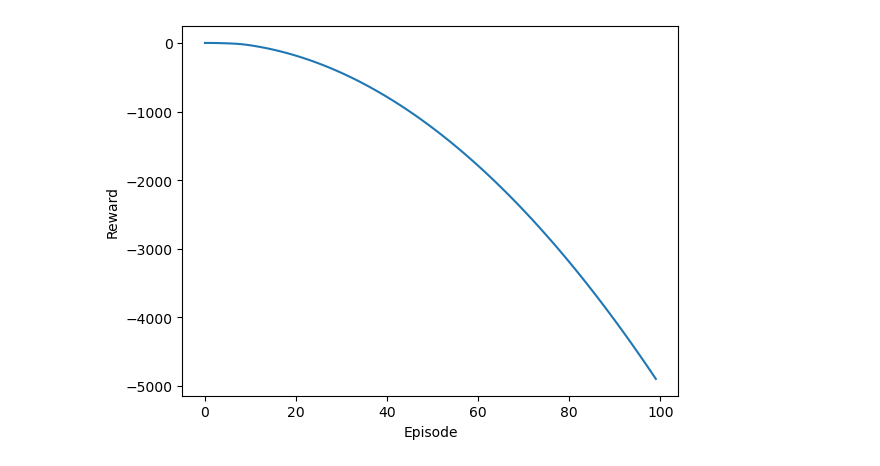
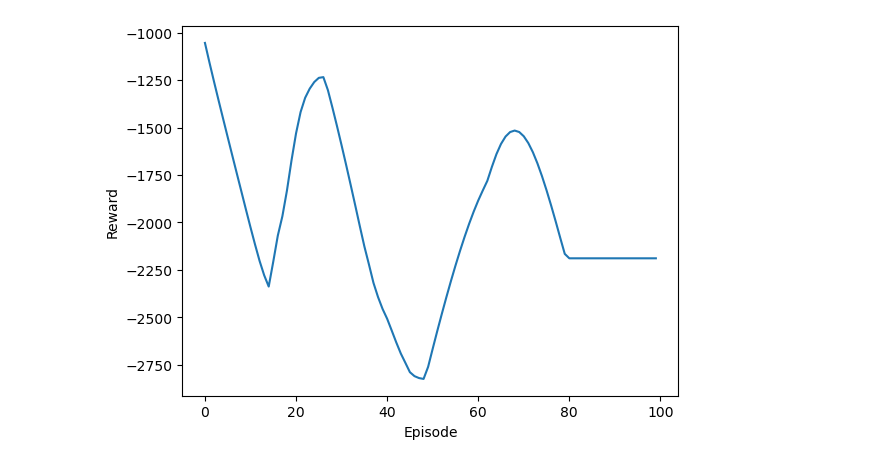
Before and after one commit to damurka5/RL_CDPR, a Jupyter notebook: mujoco_py/04_RL_DDPGforCDPR.ipynb, the cells around one changed output. Drawn from its saved outputs; the diff is of its cells as text; code cells hidden in the pictures.

Commit message:
ddpg fine tuning 2, reward reaches some value and does not change anymore

```diff
--- a/mujoco_py/04_RL_DDPGforCDPR.ipynb
+++ b/mujoco_py/04_RL_DDPGforCDPR.ipynb
@@ -105,13 +117,15 @@ class Critic(nn.Module):
     def __init__(self, state_dim, action_dim):
         super(Critic, self).__init__()
         self.state_net = nn.Sequential(
-            nn.Linear(state_dim, 16),
+            nn.Linear(state_dim, 128),
             nn.ReLU(),
-            nn.Linear(16, 32),
+            nn.Linear(128, 32),
             nn.ReLU()
         )
         self.action_net = nn.Sequential(
-            nn.Linear(action_dim, 32),
+            nn.Linear(action_dim, 128),
+            nn.ReLU(),
+            nn.Linear(128, 32),
             nn.ReLU()
         )
         self.q_net = nn.Sequential(
@@ -170,14 +179,14 @@ class DDPGAgent:
         self.actor_target = Actor(state_dim, action_dim, max_action)
         # self.actor_target.to(mps_device)
         self.actor_target.load_state_dict(self.actor.state_dict())
-        self.actor_optimizer = optim.Adam(self.actor.parameters(), lr=1e-4)
+        self.actor_optimizer = optim.Adam(self.actor.parameters(), lr=1e-3)
 
         self.critic = Critic(state_dim, action_dim)
         # self.critic.to(mps_device)
         self.critic_target = Critic(state_dim, action_dim)
         # self.critic_target.to(mps_device)
         self.critic_target.load_state_dict(self.critic.state_dict())
-        self.critic_optimizer = optim.Adam(self.critic.parameters(), lr=1e-4)
+        self.critic_optimizer = optim.Adam(self.critic.parameters(), lr=1e-3)
 
         self.max_action = max_action
         self.replay_buffer = ReplayBuffer()
@@ -195,12 +204,15 @@ class DDPGAgent:
         # Compute the target Q value
         target_Q = self.critic_target(next_state, self.actor_target(next_state))
         target_Q = reward + gamma * target_Q.detach()
+        # print(f'target_Q {target_Q}')
 
         # Get current Q estimate
         current_Q = self.critic(state, action)
+        # print(f'current_Q {current_Q}')
 
         # Compute critic loss
         critic_loss = nn.MSELoss()(current_Q, target_Q)
+        # print(f'critic_loss {critic_loss}')
 
         # Optimize the critic
         self.critic_optimizer.zero_grad()
@@ -231,12 +243,13 @@ ep_reward_list = []
 avg_reward_list = []
 
 # Training loop
-def train_ddpg(env, agent, num_episodes=100):
+def train_ddpg(env, agent, num_episodes=1000):
     pbar = tqdm(range(num_episodes), desc="Training Progress")
 
     for episode in pbar:
         prev_state, _ = env.reset()
         episode_reward = 0
+        # print(f"start position {env.pos}: velocity = {env.v}/n robot control {env.control}")
 
         while True:
             action = agent.select_action(prev_state)
@@ -256,8 +269,9 @@ def train_ddpg(env, agent, num_episodes=100):
 
             prev_state = state
 
+
         ep_reward_list.append(episode_reward)
-        # print(f"Episode {episode}: Reward = {episode_reward}")
+        # print(f"Robot position {env.pos}: velocity = {env.v}/n robot control {env.control}")
         avg_reward = np.mean(ep_reward_list[-40:])
         avg_reward_list.append(avg_reward)
 
@@ -275,9 +289,9 @@ max_action = upper_bound
 agent = DDPGAgent(state_dim, action_dim, max_action)
 ep_rewards, avg_rewards = train_ddpg(env, agent)
 # %%
-plt.plot(range(100), ep_rewards)
+plt.plot(range(100), ep_rewards[:100])
 plt.xlabel("Episode")
 plt.ylabel("Reward")
 plt.show()
 # %% [output]
-[figure, old version]
+[figure, new version]
```
Also changed, not shown: parts of 3 cells of this notebook.
